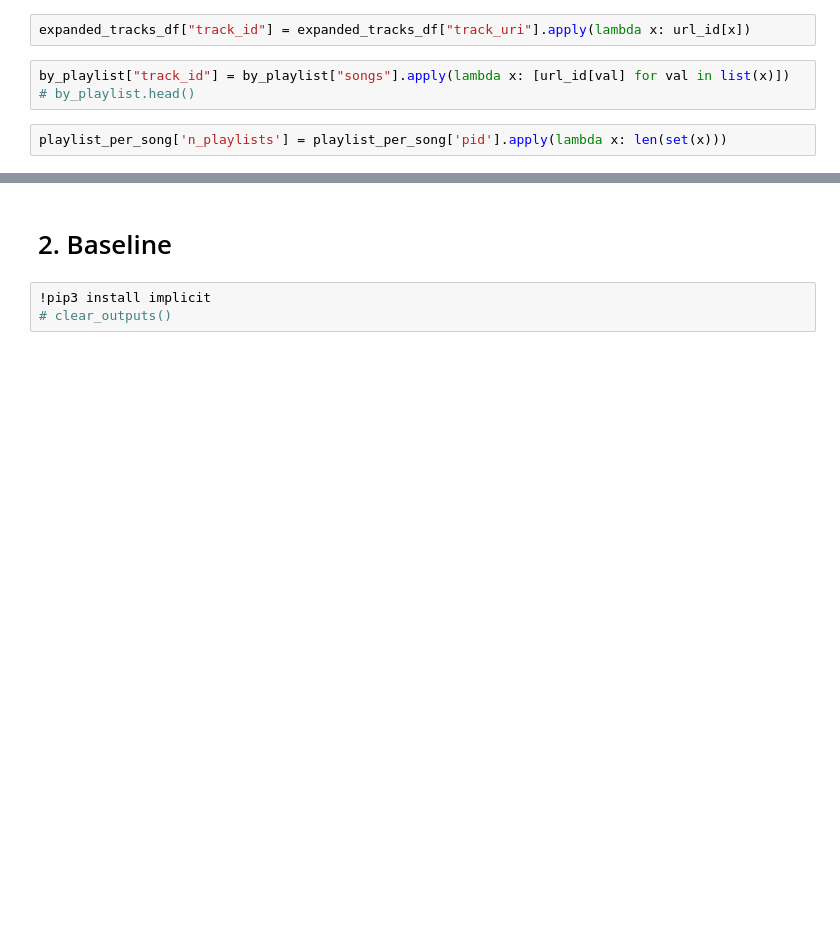
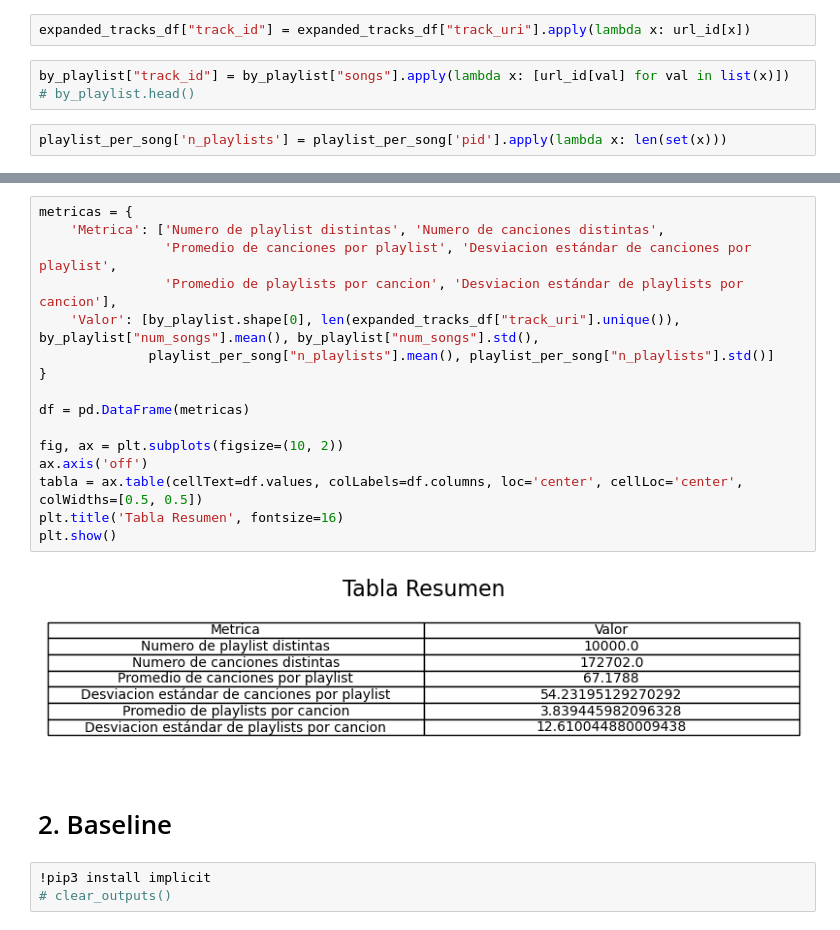
Before and after one commit to JavoAlejandro/Spotify_million_proj, a Jupyter notebook: avance4.ipynb, the cells around one changed output, grey strips where cells are left out. Drawn from its saved outputs; the diff is of its cells as text; blank space fills up the shorter version.

```diff
--- a/avance4.ipynb
+++ b/avance4.ipynb
@@ -187,3 +175,21 @@ Name: 32396, dtype: object
+# %%
+metricas = {
+    'Metrica': ['Numero de playlist distintas', 'Numero de canciones distintas',
+                'Promedio de canciones por playlist', 'Desviacion estándar de canciones por playlist',
+                'Promedio de playlists por cancion', 'Desviacion estándar de playlists por cancion'],
+    'Valor': [by_playlist.shape[0], len(expanded_tracks_df["track_uri"].unique()), by_playlist["num_songs"].mean(), by_playlist["num_songs"].std(),
+              playlist_per_song["n_playlists"].mean(), playlist_per_song["n_playlists"].std()]
+}
+
+df = pd.DataFrame(metricas)
+
+fig, ax = plt.subplots(figsize=(10, 2))
+ax.axis('off')
+tabla = ax.table(cellText=df.values, colLabels=df.columns, loc='center', cellLoc='center', colWidths=[0.5, 0.5])
+plt.title('Tabla Resumen', fontsize=16)
+plt.show()
+# %% [output]
+[figure, added]
 # %% [markdown]
 # 2. Baseline
 # %%
```
Also changed, not shown: parts of 42 cells of this notebook.
